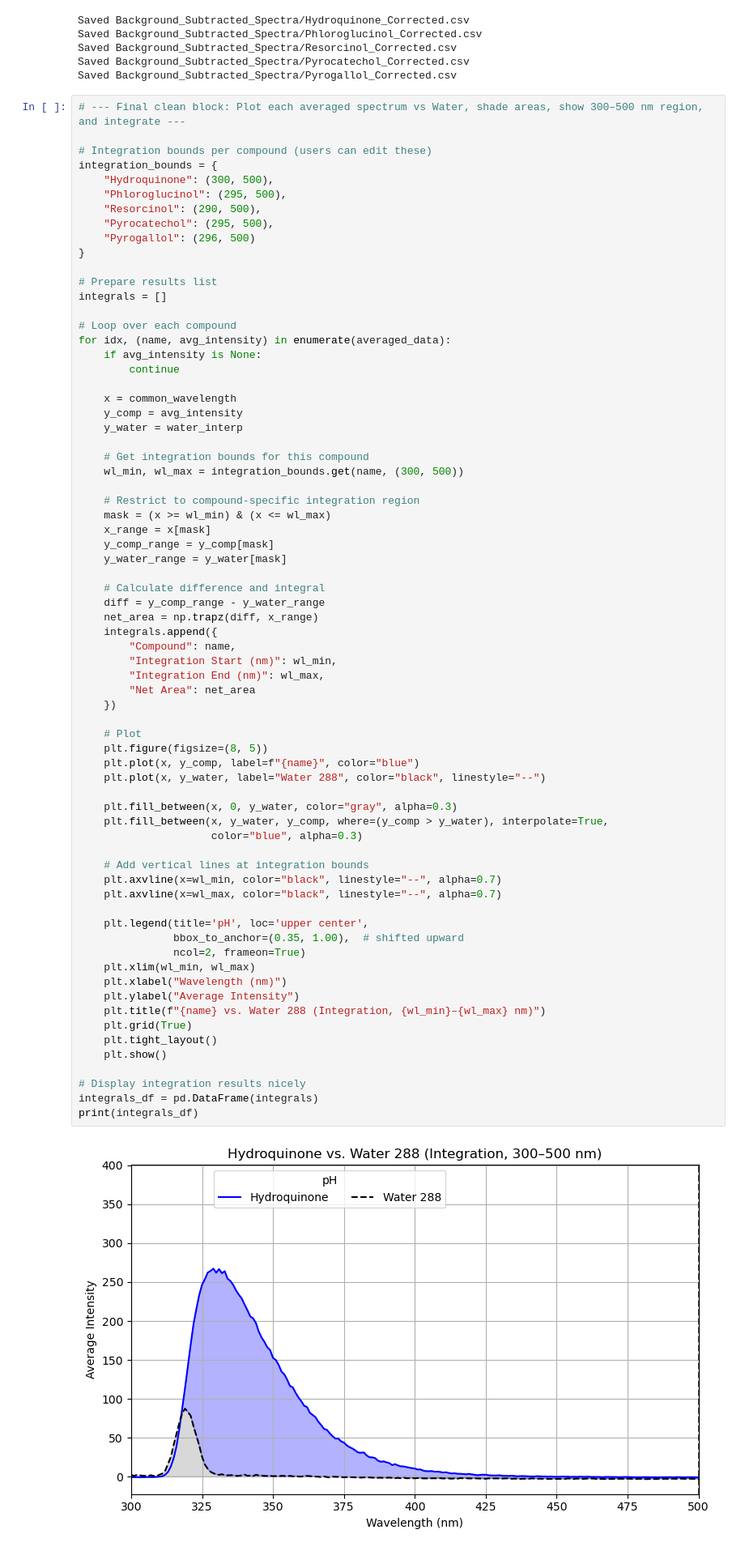
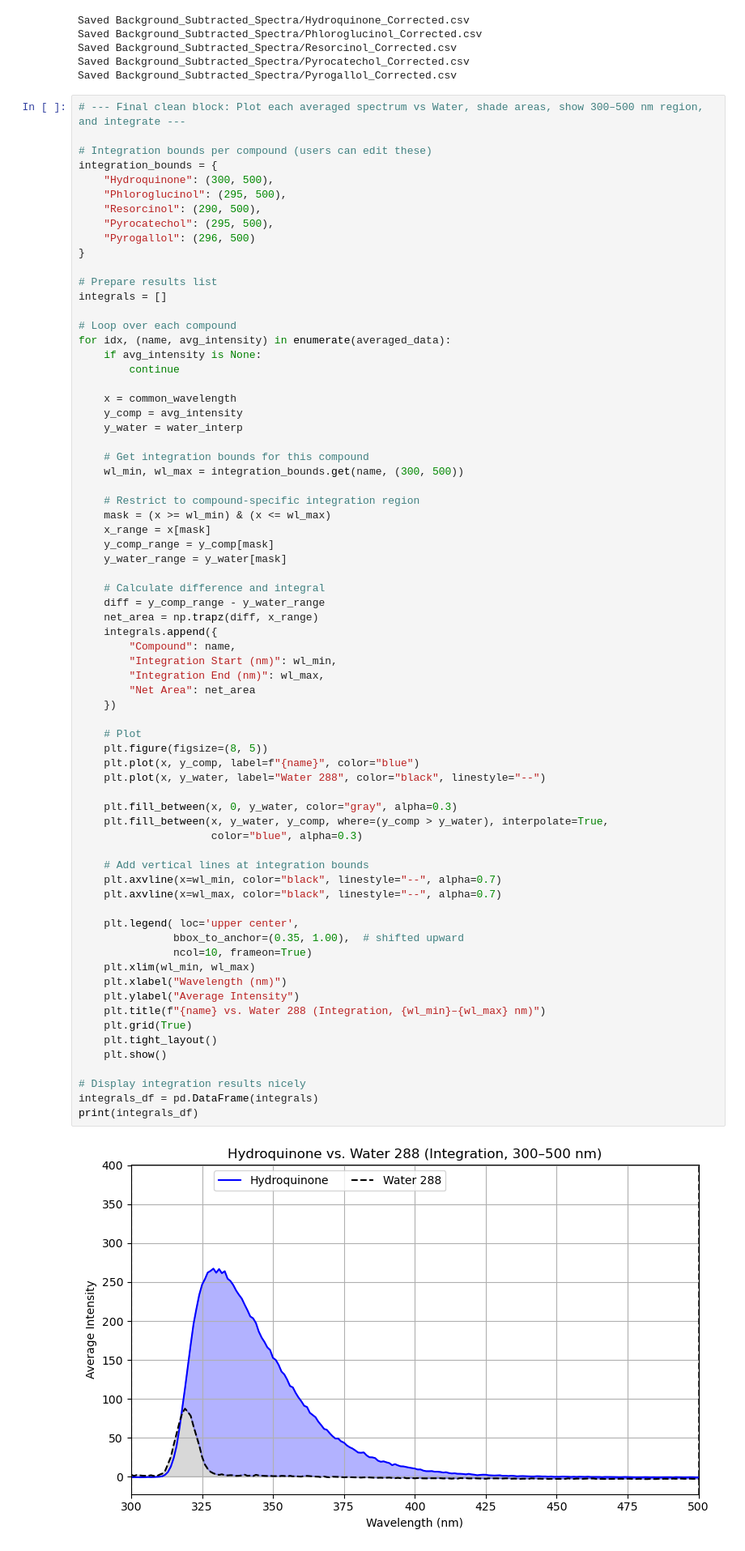
Before and after one commit to DavidShreve/PChemLab, a Jupyter notebook: Project.ipynb, the cells around one changed output. Shown at 81% size. Cells and saved outputs as stored; diff of their text form.

```diff
--- a/Project.ipynb
+++ b/Project.ipynb
@@ -286,33 +286,33 @@ for idx, (name, avg_intensity) in enumerate(averaged_data):
         "Integration End (nm)": wl_max,
         "Net Area": net_area
     })
 
     # Plot
     plt.figure(figsize=(8, 5))
     plt.plot(x, y_comp, label=f"{name}", color="blue")
     plt.plot(x, y_water, label="Water 288", color="black", linestyle="--")
 
     plt.fill_between(x, 0, y_water, color="gray", alpha=0.3)
     plt.fill_between(x, y_water, y_comp, where=(y_comp > y_water), interpolate=True,
                      color="blue", alpha=0.3)
 
     # Add vertical lines at integration bounds
     plt.axvline(x=wl_min, color="black", linestyle="--", alpha=0.7)
     plt.axvline(x=wl_max, color="black", linestyle="--", alpha=0.7)
 
-    plt.legend(title='pH', loc='upper center',
+    plt.legend( loc='upper center',
                bbox_to_anchor=(0.35, 1.00),  # shifted upward
-               ncol=2, frameon=True)
+               ncol=10, frameon=True)
     plt.xlim(wl_min, wl_max)
     plt.xlabel("Wavelength (nm)")
     plt.ylabel("Average Intensity")
     plt.title(f"{name} vs. Water 288 (Integration, {wl_min}–{wl_max} nm)")
     plt.grid(True)
     plt.tight_layout()
     plt.show()
 
 # Display integration results nicely
 integrals_df = pd.DataFrame(integrals)
 print(integrals_df)
 # %% [output]
-[figure, old version]
+[figure, new version]
```
Also changed, not shown: parts of 1 cell of this notebook.
